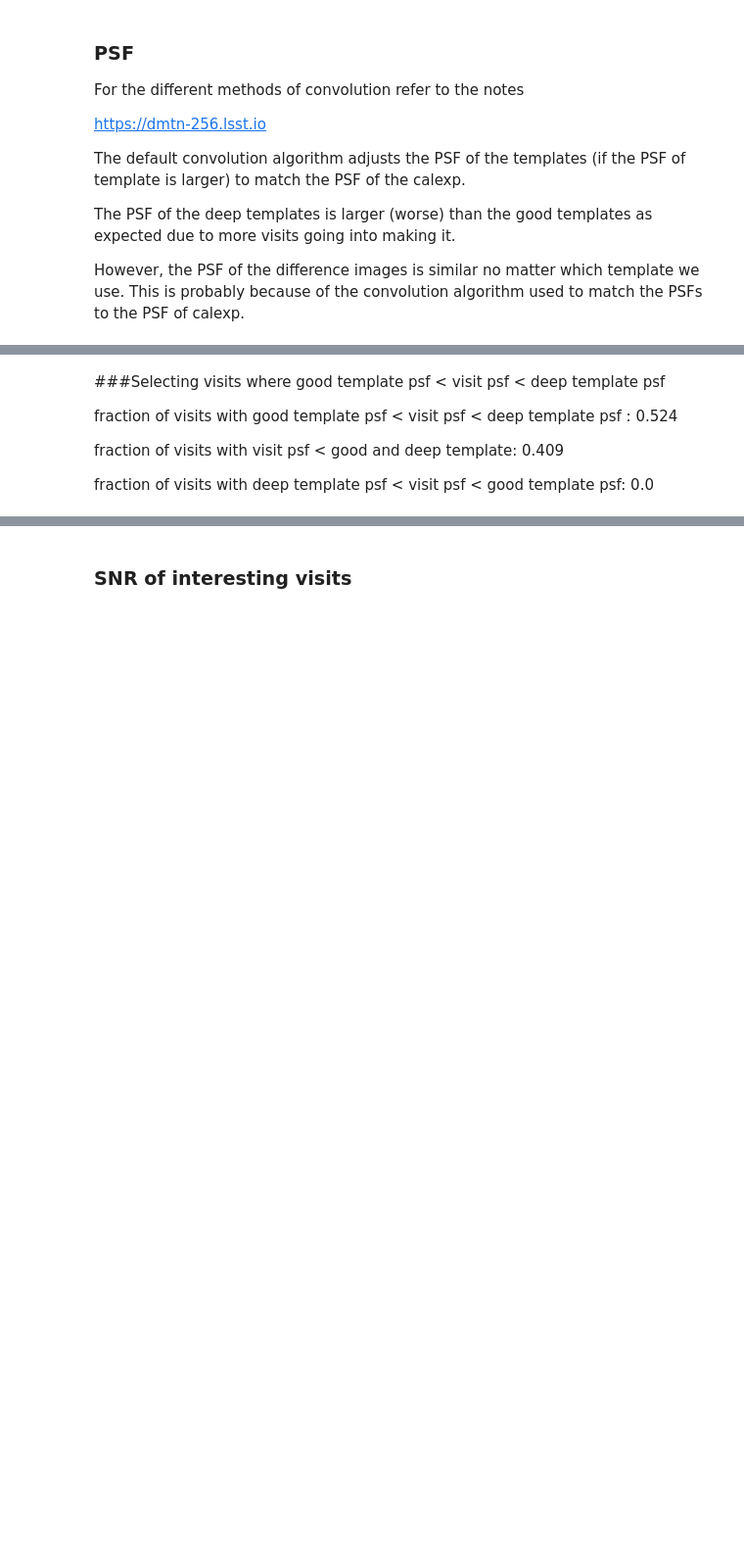
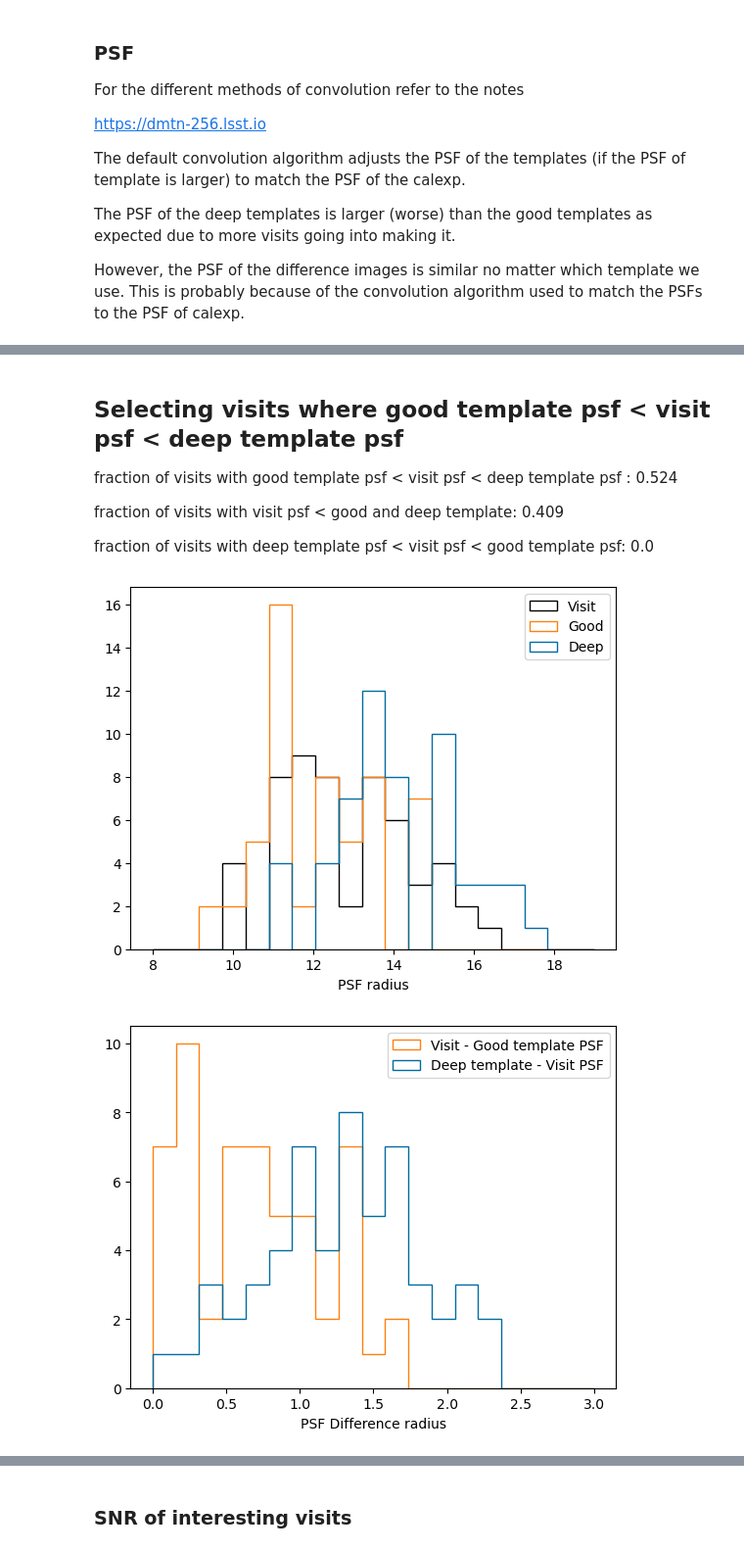
Before and after one commit to lsst-dm/vv-team-notebooks, a Jupyter notebook: notebooks/PREOPS-4952-variance-psf-summary.ipynb, the cells around one changed output, grey strips where cells are left out. Shown at 98% size. Drawn from its saved outputs; the diff is of its cells as text; code cells hidden in the pictures; blank space fills up the shorter version.

```diff
--- a/notebooks/PREOPS-4952-variance-psf-summary.ipynb
+++ b/notebooks/PREOPS-4952-variance-psf-summary.ipynb
@@ -390,5 +415,5 @@ plt.ylabel('Deep Template PSF')
 # %% [markdown]
-###Selecting visits where good template psf < visit psf < deep template psf
+## Selecting visits where good template psf < visit psf < deep template psf
 
 fraction of visits with good template psf < visit psf < deep template psf :  0.524
 
@@ -405,22 +430,31 @@ diff_visit_deep =  df_interesting_visits['template psf deep'].values - df_intere
 # %%
 bins=np.linspace(8, 19, 20)
 plt.hist(df_interesting_visits['calexp psf'], bins=bins, alpha=1.0, edgecolor='k',  histtype='step', label='Visit')
-plt.hist(df_interesting_visits['template psf deep'], bins=bins, alpha=1.0, edgecolor='orange',  histtype='step', label='Deep')
-plt.hist(df_interesting_visits['template psf good'], bins=bins, alpha=1.0, edgecolor='blue',  histtype='step', label='Good')
+plt.hist(df_interesting_visits['template psf good'], bins=bins, alpha=1.0, edgecolor='C1',  histtype='step', label='Good')
+plt.hist(df_interesting_visits['template psf deep'], bins=bins, alpha=1.0, edgecolor='C0',  histtype='step', label='Deep')
 plt.xlabel('PSF radius')
 # plt.title('PSF historam of Template images')
 plt.legend()
+plt.show()
+plt.close()
 
 bins=np.linspace(0.0, 3.0, 20)
-plt.hist(diff_visit_good, bins=bins, alpha=1.0, edgecolor='k',  histtype='step', label='Visit - Good template PSF')
-plt.hist(diff_visit_deep, bins=bins, alpha=1.0, edgecolor='orange',  histtype='step', label='Deep template - Visit PSF')
+plt.hist(diff_visit_good, bins=bins, alpha=1.0, edgecolor='C1',  histtype='step', label='Visit - Good template PSF')
+plt.hist(diff_visit_deep, bins=bins, alpha=1.0, edgecolor='C0',  histtype='step', label='Deep template - Visit PSF')
 plt.xlabel('PSF Difference radius')
 # plt.title('PSF historam of Template images')
 plt.legend()
+plt.show()
+plt.close()
 
 bins=np.linspace(0.0, 0.5, 20)
-plt.hist(diff_visit_good/df_interesting_visits['calexp psf'].values, bins=bins, alpha=1.0, edgecolor='k',  histtype='step', label='Visit - Good template PSF')
-plt.hist(diff_visit_deep/df_interesting_visits['calexp psf'].values, bins=bins, alpha=1.0, edgecolor='orange',  histtype='step', label='Deep template - Visit PSF')
+plt.hist(diff_visit_good/df_interesting_visits['calexp psf'].values, bins=bins, alpha=1.0, edgecolor='C1',  histtype='step', label='Visit - Good template PSF')
+plt.hist(diff_visit_deep/df_interesting_visits['calexp psf'].values, bins=bins, alpha=1.0, edgecolor='C0',  histtype='step', label='Deep template - Visit PSF')
 plt.xlabel('PSF Difference radius / Visit PSF')
 # plt.title('PSF historam of Template images')
 plt.legend()
+plt.show()
+plt.close()
+# %% [output]
+[figure, added]
+[figure, added]
```
Also changed, not shown: parts of 11 cells of this notebook.
